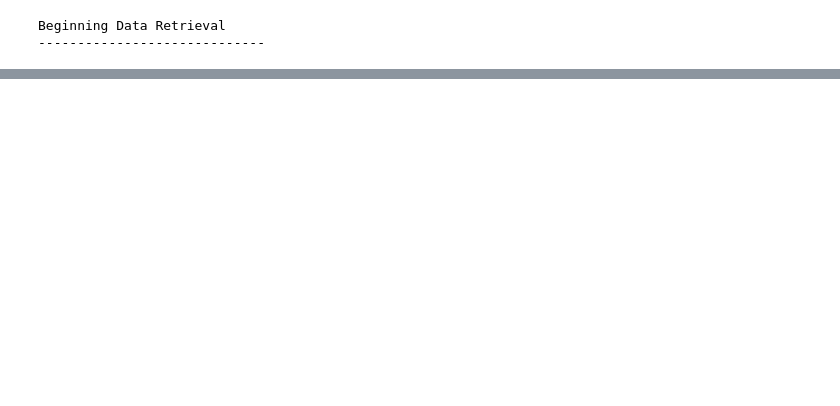
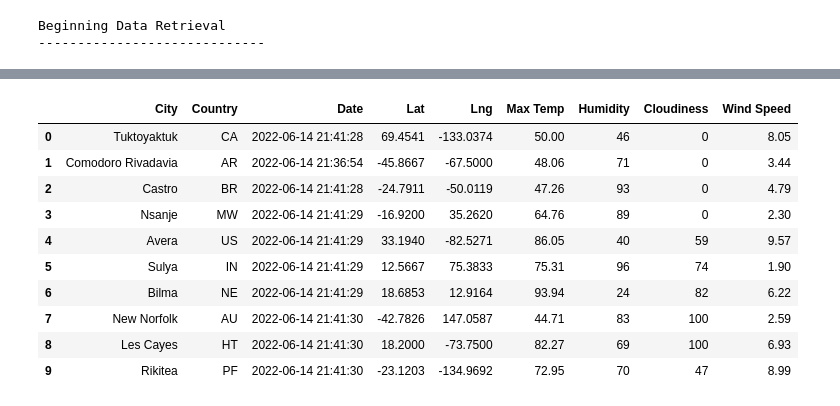
Before and after one commit to topeadeolatunji/World_Weather_Analysis, a Jupyter notebook: WeatherPy.ipynb, the cells around one changed output, grey strips where cells are left out. Drawn from its saved outputs; the diff is of its cells as text; code cells hidden in the pictures; blank space fills up the shorter version.

```diff
--- a/WeatherPy.ipynb
+++ b/WeatherPy.ipynb
@@ -131,0 +150,17 @@ len(city_data)
+# %%
+# Reorder column in the dataframe
+city_data_new_column=["City", "Country", "Date", "Lat", "Lng", "Max Temp", "Humidity", "Cloudiness", "Wind Speed"]
+city_data_df= city_data_df[city_data_new_column]
+city_data_df.head(10)
+# %% [output]
+|  | City | Country | Date | Lat | Lng | Max Temp | Humidity | Cloudiness | Wind Speed |
+| 0 | Tuktoyaktuk | CA | 2022-06-14 21:41:28 | 69.4541 | -133.0374 | 50.00 | 46 | 0 | 8.05 |
+| 1 | Comodoro Rivadavia | AR | 2022-06-14 21:36:54 | -45.8667 | -67.5000 | 48.06 | 71 | 0 | 3.44 |
+| 2 | Castro | BR | 2022-06-14 21:41:28 | -24.7911 | -50.0119 | 47.26 | 93 | 0 | 4.79 |
+| 3 | Nsanje | MW | 2022-06-14 21:41:29 | -16.9200 | 35.2620 | 64.76 | 89 | 0 | 2.30 |
+| 4 | Avera | US | 2022-06-14 21:41:29 | 33.1940 | -82.5271 | 86.05 | 40 | 59 | 9.57 |
+| 5 | Sulya | IN | 2022-06-14 21:41:29 | 12.5667 | 75.3833 | 75.31 | 96 | 74 | 1.90 |
+| 6 | Bilma | NE | 2022-06-14 21:41:29 | 18.6853 | 12.9164 | 93.94 | 24 | 82 | 6.22 |
+| 7 | New Norfolk | AU | 2022-06-14 21:41:30 | -42.7826 | 147.0587 | 44.71 | 83 | 100 | 2.59 |
+| 8 | Les Cayes | HT | 2022-06-14 21:41:30 | 18.2000 | -73.7500 | 82.27 | 69 | 100 | 6.93 |
+| 9 | Rikitea | PF | 2022-06-14 21:41:30 | -23.1203 | -134.9692 | 72.95 | 70 | 47 | 8.99 |
```
Also changed, not shown: parts of 6 cells of this notebook, 2 other files.
